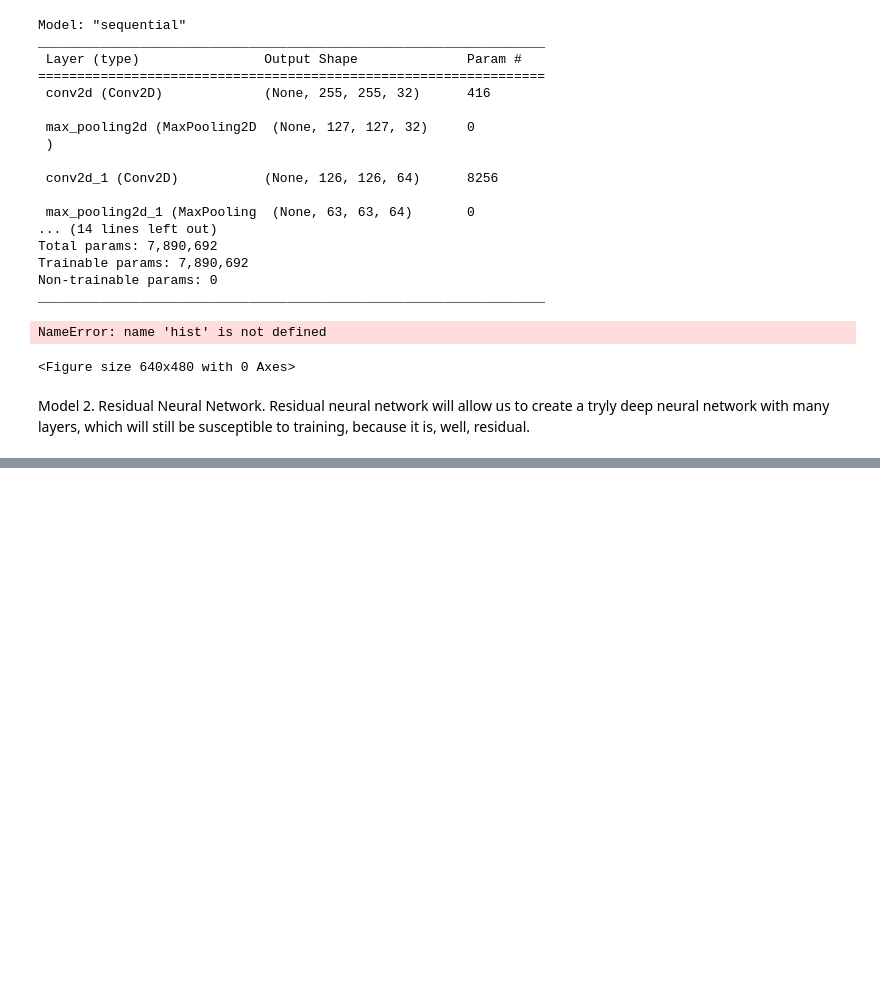
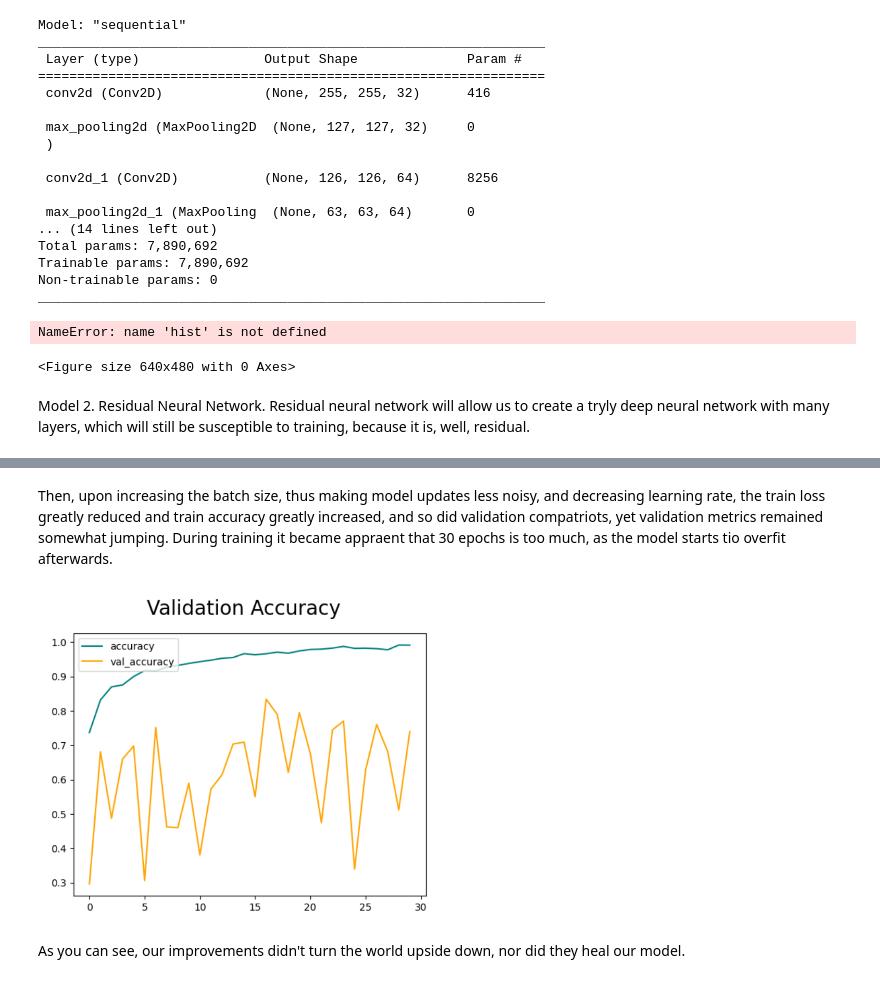
Before and after one commit to karunaadh/UTESCA-Mother-Parkers, a Jupyter notebook: CoffeeVisionSystem/model2/Model2.ipynb, the cells around one changed output, grey strips where cells are left out. Saved outputs shown, nothing was run; the diff lists cells and outputs as text; code cells hidden in the pictures; blank space fills up the shorter version.

```diff
--- a/CoffeeVisionSystem/model2/Model2.ipynb
+++ b/CoffeeVisionSystem/model2/Model2.ipynb
@@ -279,0 +378,8 @@ model.save(os.path.join('models','CoffeeModel3.h5'))
+# %% [markdown]
+Then, upon increasing the batch size, thus making model updates less noisy, and decreasing learning rate, the train loss greatly reduced and train accuracy greatly increased, and so did validation compatriots, yet validation metrics remained somewhat jumping. During training it became appraent that 30 epochs is too much, as the model starts tio overfit afterwards.
+# %%
+Image(filename='pictures/val_accv2.png', width=400)
+# %% [output]
+[figure, added]
+# %% [markdown]
+As you can see, our improvements didn't turn the world upside down, nor did they heal our model.
```
Also changed, not shown: parts of 14 cells of this notebook.
